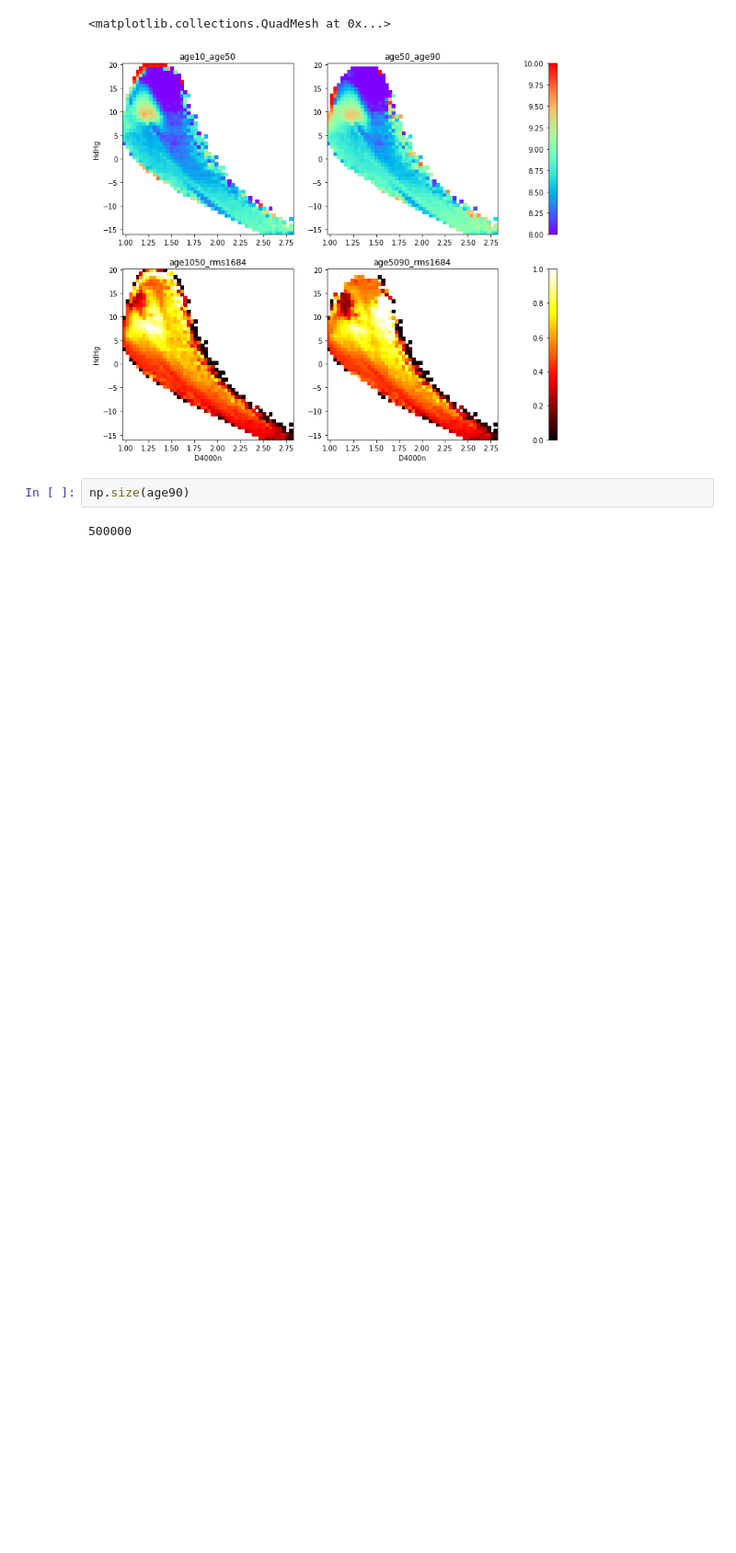
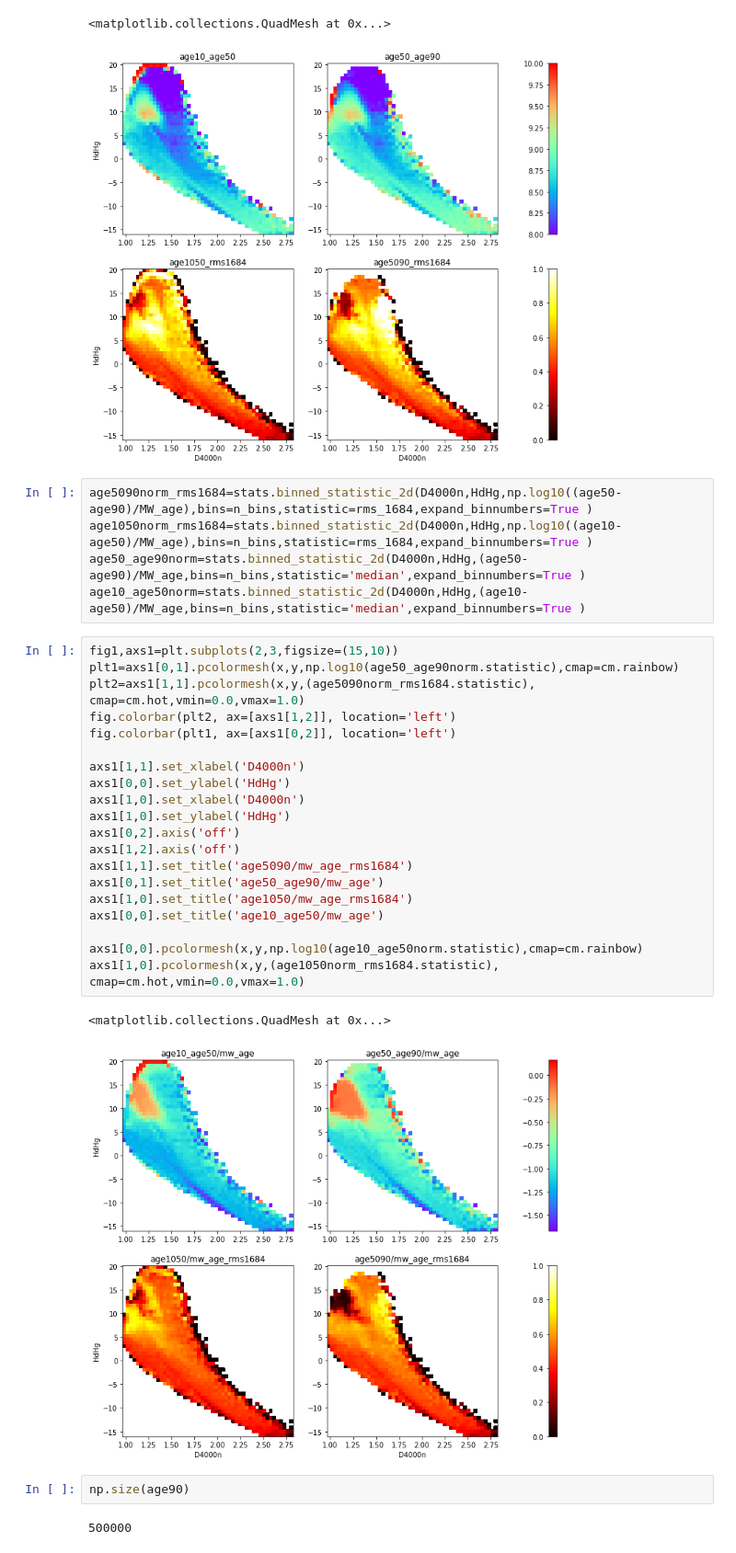
Before and after one commit to edoardorossi3/TESIedo_git, a Jupyter notebook: tesi_py/density_map_total.ipynb, the cells around one changed output. Shown at 92% size. Cells and saved outputs as stored; diff of their text form; blank space fills up the shorter version.

```diff
--- a/tesi_py/density_map_total.ipynb
+++ b/tesi_py/density_map_total.ipynb
@@ -651,6 +651,34 @@ axs1[1,0].pcolormesh(x,y,(age1050_rms1684.statistic), cmap=cm.hot,vmin=0.0,vmax=
 # %% [output]
 <matplotlib.collections.QuadMesh at 0x...>
 [figure]
+# %%
+age5090norm_rms1684=stats.binned_statistic_2d(D4000n,HdHg,np.log10((age50-age90)/MW_age),bins=n_bins,statistic=rms_1684,expand_binnumbers=True )
+age1050norm_rms1684=stats.binned_statistic_2d(D4000n,HdHg,np.log10((age10-age50)/MW_age),bins=n_bins,statistic=rms_1684,expand_binnumbers=True )
+age50_age90norm=stats.binned_statistic_2d(D4000n,HdHg,(age50-age90)/MW_age,bins=n_bins,statistic='median',expand_binnumbers=True )
+age10_age50norm=stats.binned_statistic_2d(D4000n,HdHg,(age10-age50)/MW_age,bins=n_bins,statistic='median',expand_binnumbers=True )
+# %%
+fig1,axs1=plt.subplots(2,3,figsize=(15,10))
+plt1=axs1[0,1].pcolormesh(x,y,np.log10(age50_age90norm.statistic),cmap=cm.rainbow)
+plt2=axs1[1,1].pcolormesh(x,y,(age5090norm_rms1684.statistic), cmap=cm.hot,vmin=0.0,vmax=1.0)
+fig.colorbar(plt2, ax=[axs1[1,2]], location='left')
+fig.colorbar(plt1, ax=[axs1[0,2]], location='left')
+
+axs1[1,1].set_xlabel('D4000n')
+axs1[0,0].set_ylabel('HdHg')
+axs1[1,0].set_xlabel('D4000n')
+axs1[1,0].set_ylabel('HdHg')
+axs1[0,2].axis('off')
+axs1[1,2].axis('off')
+axs1[1,1].set_title('age5090/mw_age_rms1684')
+axs1[0,1].set_title('age50_age90/mw_age')
+axs1[1,0].set_title('age1050/mw_age_rms1684')
+axs1[0,0].set_title('age10_age50/mw_age')
+
+axs1[0,0].pcolormesh(x,y,np.log10(age10_age50norm.statistic),cmap=cm.rainbow)
+axs1[1,0].pcolormesh(x,y,(age1050norm_rms1684.statistic), cmap=cm.hot,vmin=0.0,vmax=1.0)
+# %% [output]
+<matplotlib.collections.QuadMesh at 0x...>
+[figure, added]
 # %%
 np.size(age90)
 # %% [output]
```
